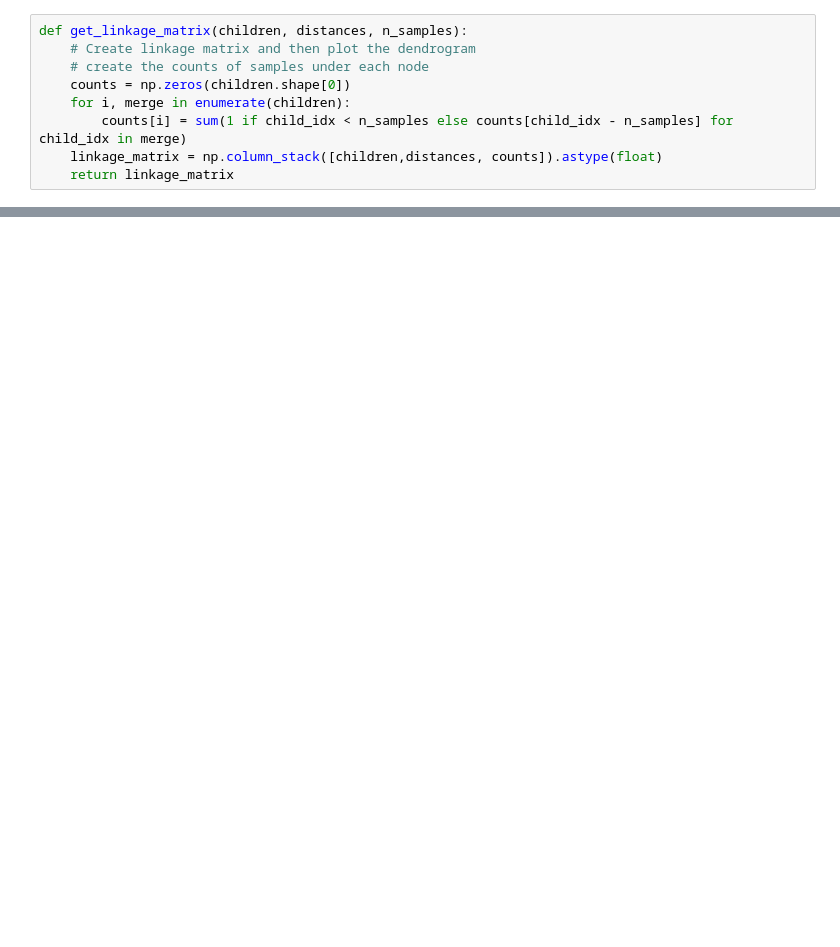
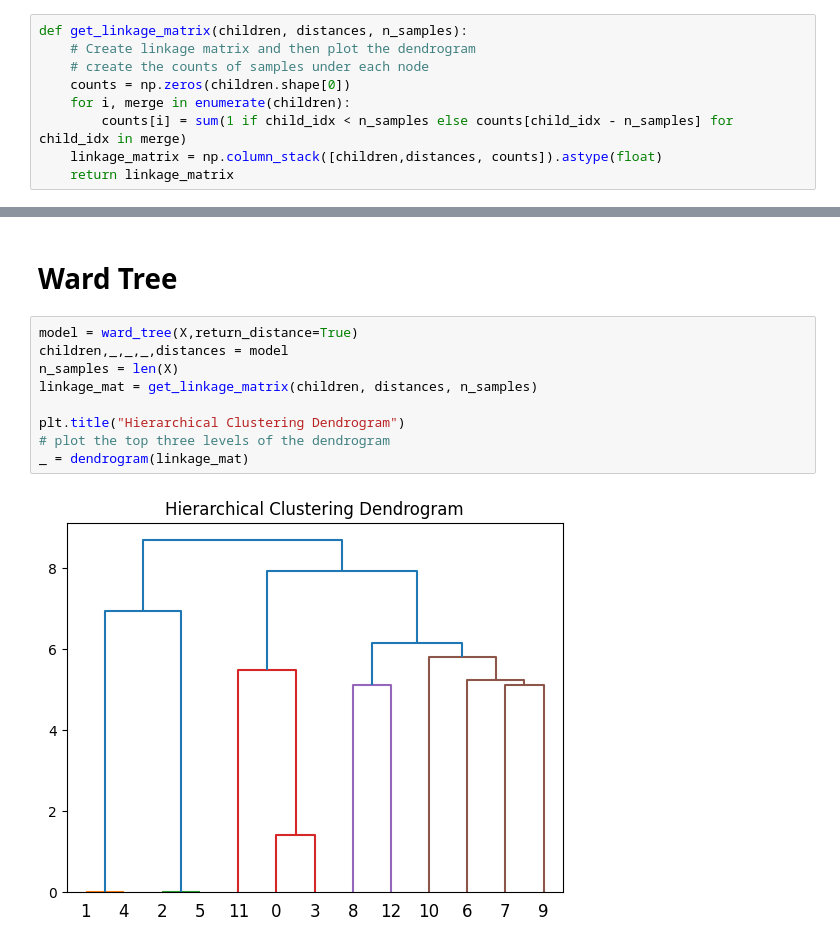
Before and after one commit to BAW2501/Progressive_MSA, a Jupyter notebook: custom_clustering.ipynb, the cells around one changed output, grey strips where cells are left out. Drawn from its saved outputs; the diff is of its cells as text; blank space fills up the shorter version.

```diff
--- a/custom_clustering.ipynb
+++ b/custom_clustering.ipynb
@@ -38,0 +52,13 @@ TypeError: get_linkage_matrix() missing 2 required positional arguments: 'distan
+# %% [markdown]
+# Ward Tree
+# %%
+model = ward_tree(X,return_distance=True)
+children,_,_,_,distances = model
+n_samples = len(X)
+linkage_mat = get_linkage_matrix(children, distances, n_samples)
+
+plt.title("Hierarchical Clustering Dendrogram")
+# plot the top three levels of the dendrogram
+_ = dendrogram(linkage_mat)
+# %% [output]
+[figure, added]
```
Also changed, not shown: parts of 5 cells of this notebook.
